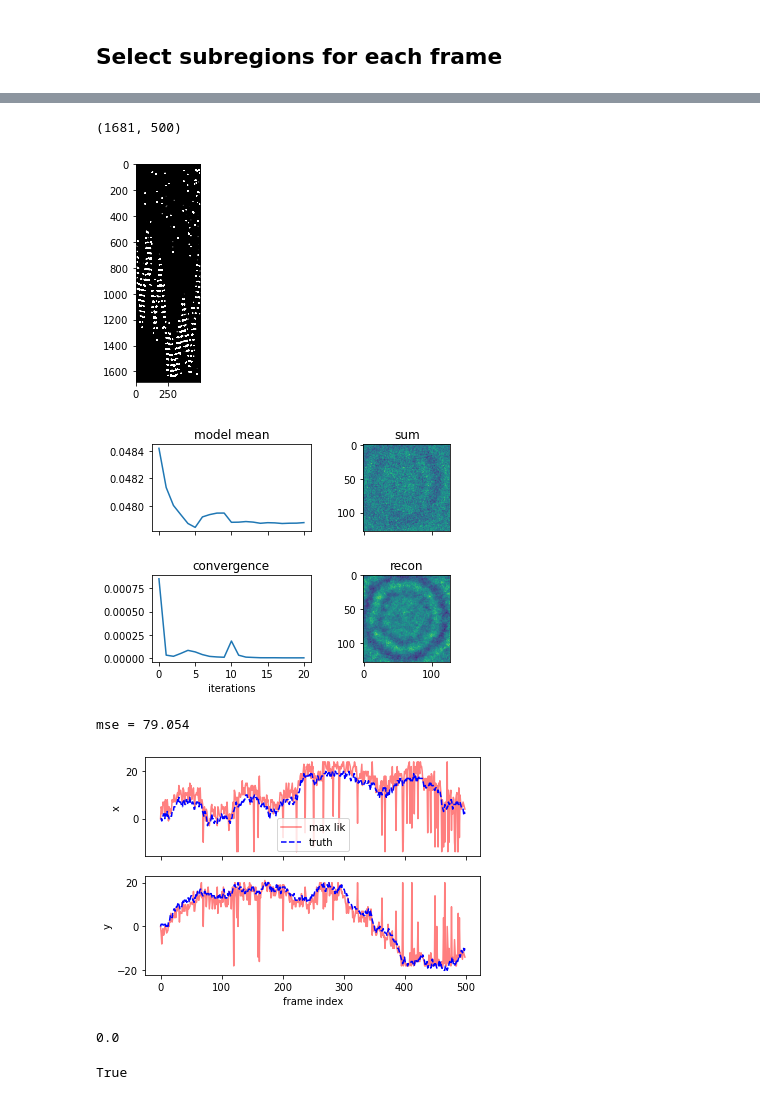
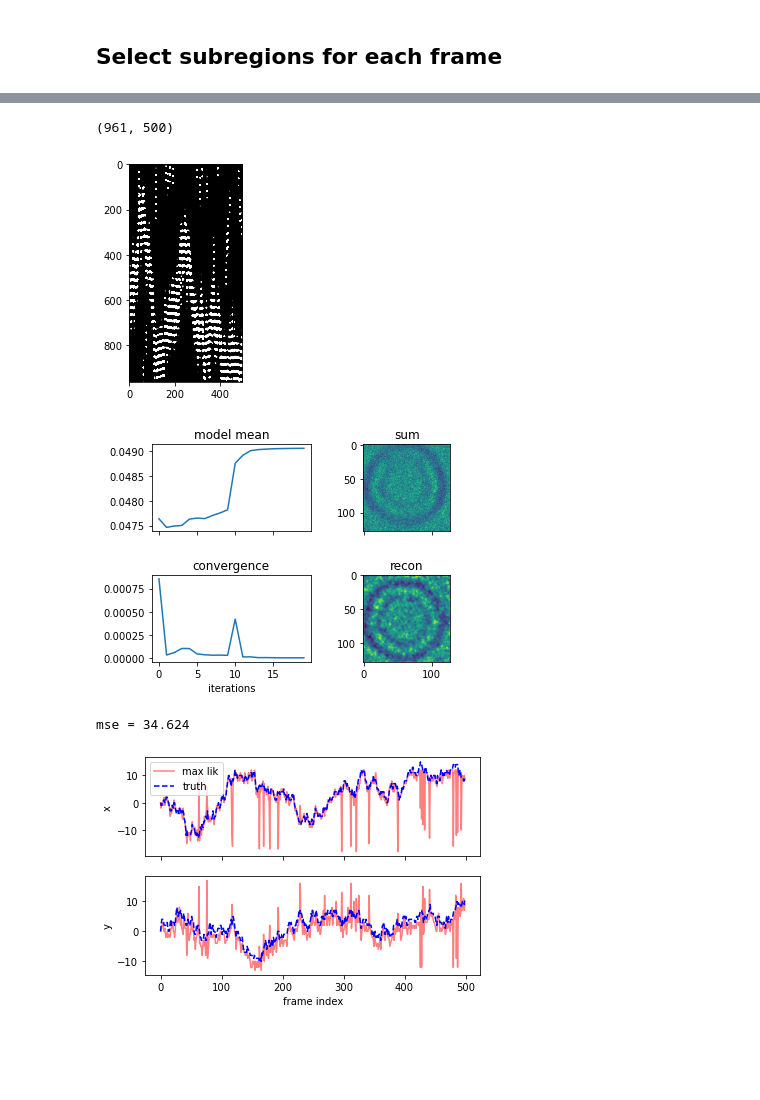
Before and after one commit to Varato/emc2d, a Jupyter notebook: lab/EMCSparseStrategy.ipynb, the cells around one changed output, grey strips where cells are left out. Saved outputs shown, nothing was run; the diff lists cells and outputs as text; code cells hidden in the pictures; blank space fills up the shorter version.

```diff
--- a/lab/EMCSparseStrategy.ipynb
+++ b/lab/EMCSparseStrategy.ipynb
@@ -24,7 +24,7 @@ plt.imshow(intensity)
 <matplotlib.image.AxesImage at 0x...>
 [figure]
 # %%
-drift_radius = (20, 20)
+drift_radius = (15, 15)
 mean_count= 0.05
 motion_sigma = 1.
 num_frames = 500
@@ -129,15 +128,15 @@ emc.membership_probability.shape
 # %%
-emc.run_frame_sparse(iterations=10, frame_drifts_in_use=frame_drifts_in_use)
+emc.run_frame_sparse(iterations=10, frame_drifts_in_use=frame_drifts_in_use, lpfs=1.5)
 # %%
-plt.imshow(emc.membership_probability, vmin=0, vmax=0.001, cmap='gray')
+plt.imshow(emc.membership_probability, vmin=0, vmax=0.0001, cmap='gray')
 emc.membership_probability.shape
 # %% [output]
-(1681, 500)
+(961, 500)
-[figure, old version]
+[figure, new version]
 # %%
 fig = emc2d.viz.show_emc_state(emc)
 # %% [output]
-[figure, old version]
+[figure, new version]
 # %%
 recon_drifts, recon_model = emc.centre_by_first_frame()
 mse = emc2d.sim.mse_error(recon_drifts, true_traj=traj)
@@ -145,13 +144,5 @@ fig2 = emc2d.viz.show_maximum_likelihood_drifts(emc, true_traj=traj)
 
 print(f"mse = {mse}")
 # %% [output]
-mse = 79.054
+mse = 34.624
-[figure, old version]
+[figure, new version]
-# %%
-np.exp(-np.infty)
-# %% [output]
-0.0
-# %%
--np.infty < -1000
-# %% [output]
-True
```
Also changed, not shown: parts of 17 cells of this notebook, 5 other files.
